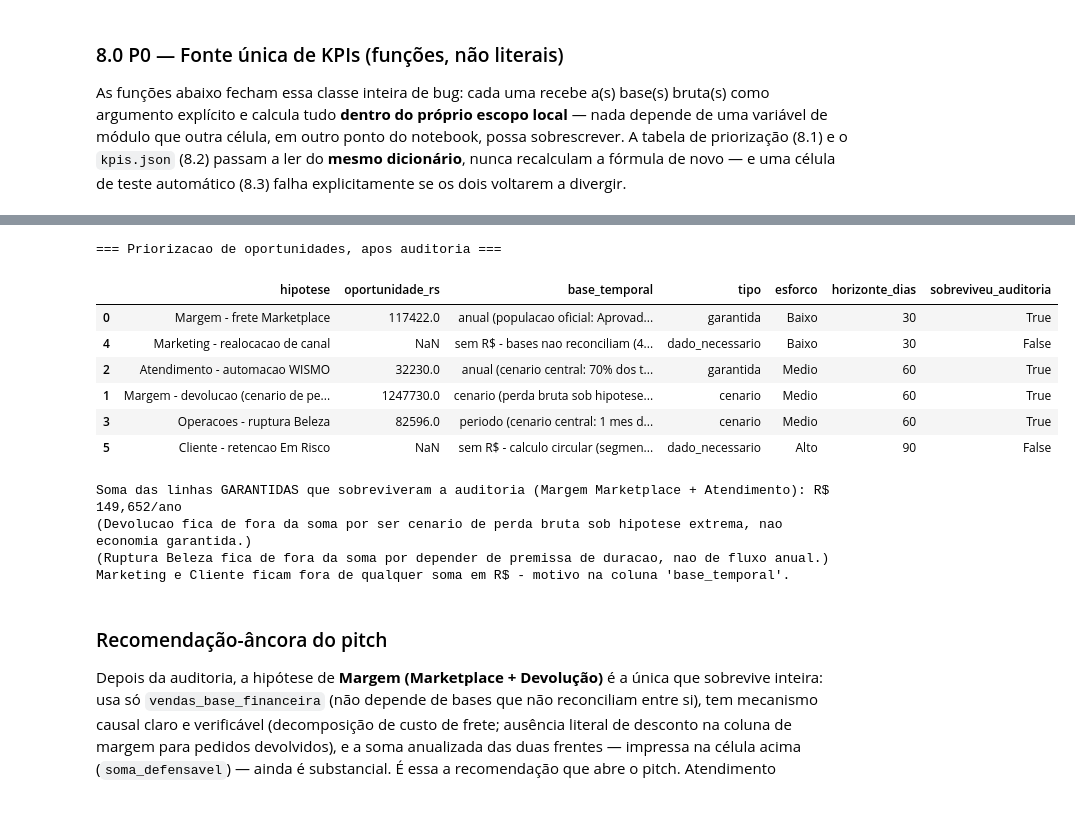
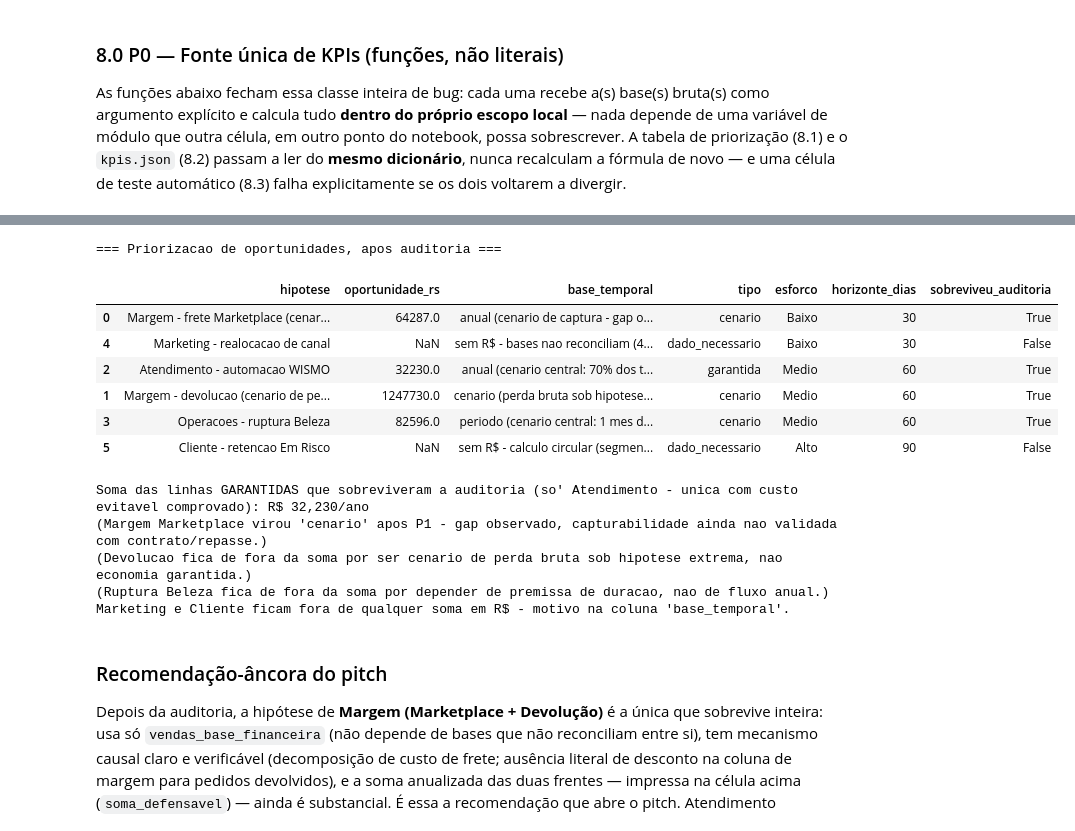
Before and after one commit to anapbatista/BootCamp-EloGroup, a Jupyter notebook: Case_Vertice_AED_Completa.ipynb, the cells around one changed output, grey strips where cells are left out. Saved outputs shown, nothing was run; the diff lists cells and outputs as text; code cells hidden in the pictures.

```diff
--- a/Case_Vertice_AED_Completa.ipynb
+++ b/Case_Vertice_AED_Completa.ipynb
@@ -1244,46 +1323,48 @@ KPIs clientes: {'clientes_em_risco': 3269, 'pct_da_base': 21.8}
 # %%
 # 8.1 Tabela de priorizacao - le exclusivamente dos dicts kpis_* (nenhum literal digitado a mao)
 oportunidades = pd.DataFrame([
-    {'hipotese': 'Margem - frete Marketplace', 'oportunidade_rs': kpis_financeiros['oportunidade_marketplace_anual_rs'],
-     'base_temporal': 'anual (populacao oficial: Aprovados, media ponderada)', 'tipo': 'garantida',
+    {'hipotese': 'Margem - frete Marketplace (cenario de captura 50%)', 'oportunidade_rs': kpis_financeiros['oportunidade_frete_cenario_50pct_rs'],
+     'base_temporal': 'anual (cenario de captura - gap observado ainda NAO confirmado como evitavel, ver Secao 3D)', 'tipo': 'cenario',
      'esforco': 'Baixo', 'horizonte_dias': 30, 'sobreviveu_auditoria': True},
     {'hipotese': 'Margem - devolucao (cenario de perda bruta)', 'oportunidade_rs': kpis_financeiros['devolucao_cenario_perda_bruta_anual_rs'],
      'base_temporal': 'cenario (perda bruta sob hipotese extrema - nao e economia garantida)', 'tipo': 'cenario',
      'esforco': 'Medio', 'horizonte_dias': 60, 'sobreviveu_auditoria': True},
     {'hipotese': 'Atendimento - automacao WISMO', 'oportunidade_rs': kpis_atendimento['economia_anual_rs_cenario_70pct'],
      'base_temporal': 'anual (cenario central: 70% dos tickets automatizados)', 'tipo': 'garantida',
      'esforco': 'Medio', 'horizonte_dias': 60, 'sobreviveu_auditoria': True},
     {'hipotese': 'Operacoes - ruptura Beleza', 'oportunidade_rs': kpis_operacoes['perda_estimada_central_1mes_rs'],
      'base_temporal': 'periodo (cenario central: 1 mes de ruptura assumido)', 'tipo': 'cenario',
      'esforco': 'Medio', 'horizonte_dias': 60, 'sobreviveu_auditoria': True},
     {'hipotese': 'Marketing - realocacao de canal', 'oportunidade_rs': None,
      'base_temporal': f"sem R$ - bases nao reconciliam ({kpis_canais['investimento_pct_da_receita_real']:.0f}% / {kpis_canais['receita_atribuida_multiplo_da_real']:.1f}x)",
      'tipo': 'dado_necessario', 'esforco': 'Baixo', 'horizonte_dias': 30, 'sobreviveu_auditoria': False},
     {'hipotese': 'Cliente - retencao Em Risco', 'oportunidade_rs': None,
      'base_temporal': 'sem R$ - calculo circular (segmento definido por LTV)', 'tipo': 'dado_necessario',
      'esforco': 'Alto', 'horizonte_dias': 90, 'sobreviveu_auditoria': False},
 ])
 oportunidades = oportunidades.sort_values('horizonte_dias')
 print("=== Priorizacao de oportunidades, apos auditoria ===")
 display(oportunidades)
 
 # Soma defensavel: SO' linhas 'garantida' (economia/oportunidade de fato, sem premissa extra de perda).
 # Devolucao e Ruptura sao 'cenario' - premissa explicita, nunca somadas a uma economia garantida.
 soma_defensavel = oportunidades.loc[oportunidades['sobreviveu_auditoria'] & (oportunidades['tipo'] == 'garantida'), 'oportunidade_rs'].sum()
-print(f"\nSoma das linhas GARANTIDAS que sobreviveram a auditoria (Margem Marketplace + Atendimento): R$ {soma_defensavel:,.0f}/ano")
+print(f"\nSoma das linhas GARANTIDAS que sobreviveram a auditoria (so' Atendimento - unica com custo evitavel comprovado): R$ {soma_defensavel:,.0f}/ano")
+print("(Margem Marketplace virou 'cenario' apos P1 - gap observado, capturabilidade ainda nao validada com contrato/repasse.)")
 print("(Devolucao fica de fora da soma por ser cenario de perda bruta sob hipotese extrema, nao economia garantida.)")
 print("(Ruptura Beleza fica de fora da soma por depender de premissa de duracao, nao de fluxo anual.)")
 print("Marketing e Cliente ficam fora de qualquer soma em R$ - motivo na coluna 'base_temporal'.")
 # %% [output]
 === Priorizacao de oportunidades, apos auditoria ===
 |  | hipotese | oportunidade_rs | base_temporal | tipo | esforco | horizonte_dias | sobreviveu_auditoria |
-| 0 | Margem - frete Marketplace | 117422.0 | anual (populacao oficial: Aprovad... | garantida | Baixo | 30 | True |
+| 0 | Margem - frete Marketplace (cenar... | 64287.0 | anual (cenario de captura - gap o... | cenario | Baixo | 30 | True |
 | 4 | Marketing - realocacao de canal | NaN | sem R$ - bases nao reconciliam (4... | dado_necessario | Baixo | 30 | False |
 | 2 | Atendimento - automacao WISMO | 32230.0 | anual (cenario central: 70% dos t... | garantida | Medio | 60 | True |
 | 1 | Margem - devolucao (cenario de pe... | 1247730.0 | cenario (perda bruta sob hipotese... | cenario | Medio | 60 | True |
 | 3 | Operacoes - ruptura Beleza | 82596.0 | periodo (cenario central: 1 mes d... | cenario | Medio | 60 | True |
 | 5 | Cliente - retencao Em Risco | NaN | sem R$ - calculo circular (segmen... | dado_necessario | Alto | 90 | False |
-Soma das linhas GARANTIDAS que sobreviveram a auditoria (Margem Marketplace + Atendimento): R$ 149,652/ano
+Soma das linhas GARANTIDAS que sobreviveram a auditoria (so' Atendimento - unica com custo evitavel comprovado): R$ 32,230/ano
+(Margem Marketplace virou 'cenario' apos P1 - gap observado, capturabilidade ainda nao validada com contrato/repasse.)
 (Devolucao fica de fora da soma por ser cenario de perda bruta sob hipotese extrema, nao economia garantida.)
 (Ruptura Beleza fica de fora da soma por depender de premissa de duracao, nao de fluxo anual.)
 Marketing e Cliente ficam fora de qualquer soma em R$ - motivo na coluna 'base_temporal'.
```
Also changed, not shown: parts of 10 cells of this notebook.
